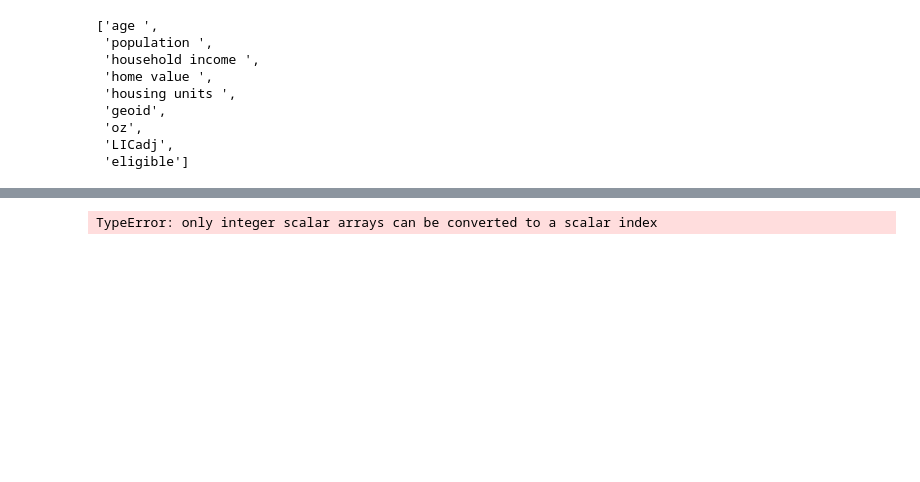
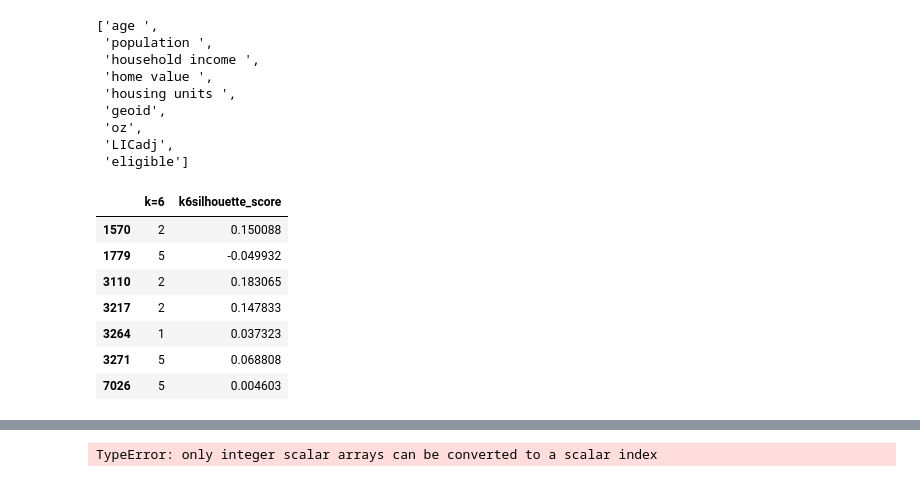
Before and after one commit to paxtonhyde/opportunity-zones, a Jupyter notebook: src/secondaryPCAandClustering.ipynb, the cells around one changed output, grey strips where cells are left out. Saved outputs shown, nothing was run; the diff lists cells and outputs as text; code cells hidden in the pictures; blank space fills up the shorter version.

```diff
--- a/src/secondaryPCAandClustering.ipynb
+++ b/src/secondaryPCAandClustering.ipynb
@@ -88,4 +102,15 @@ for d in data:
     pca_objs.append(paxPCA.fit(std_X))
 # %%
 suspect = pd.read_pickle("{}/suspect_tracts.pkl".format(data_dir))
-suspect_dropped = drop_columns(suspect, drop_cols)
+#suspect_dropped = drop_columns(suspect, drop_cols)
+suspect_geoids = ['24033807200', '24033807000', '12086000109', '22071013400', '48201100000', '23005000300', '12099001700']
+k6.iloc[suspect.index]
+# %% [output]
+|  | k=6 | k6silhouette_score |
+| 1570 | 2 | 0.150088 |
+| 1779 | 5 | -0.049932 |
+| 3110 | 2 | 0.183065 |
+| 3217 | 2 | 0.147833 |
+| 3264 | 1 | 0.037323 |
+| 3271 | 5 | 0.068808 |
+| 7026 | 5 | 0.004603 |
```
Also changed, not shown: parts of 10 cells of this notebook, 6 other files.
